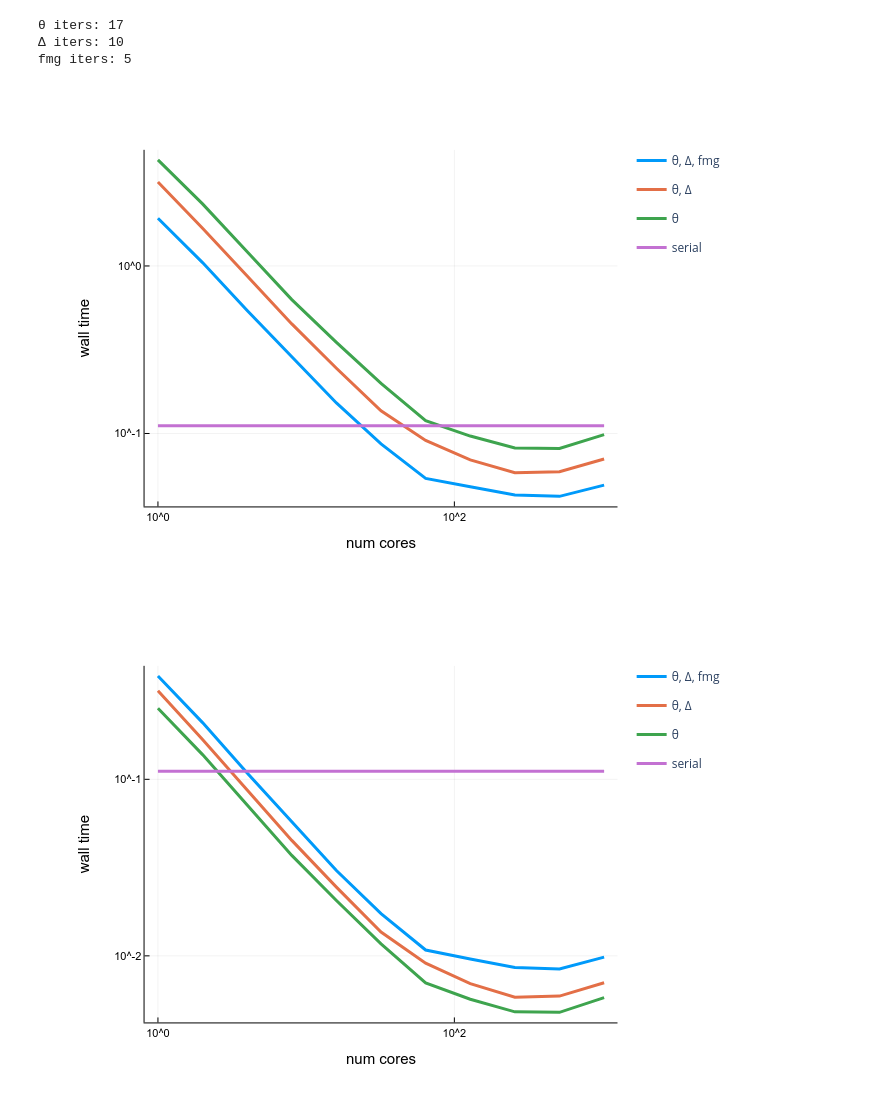
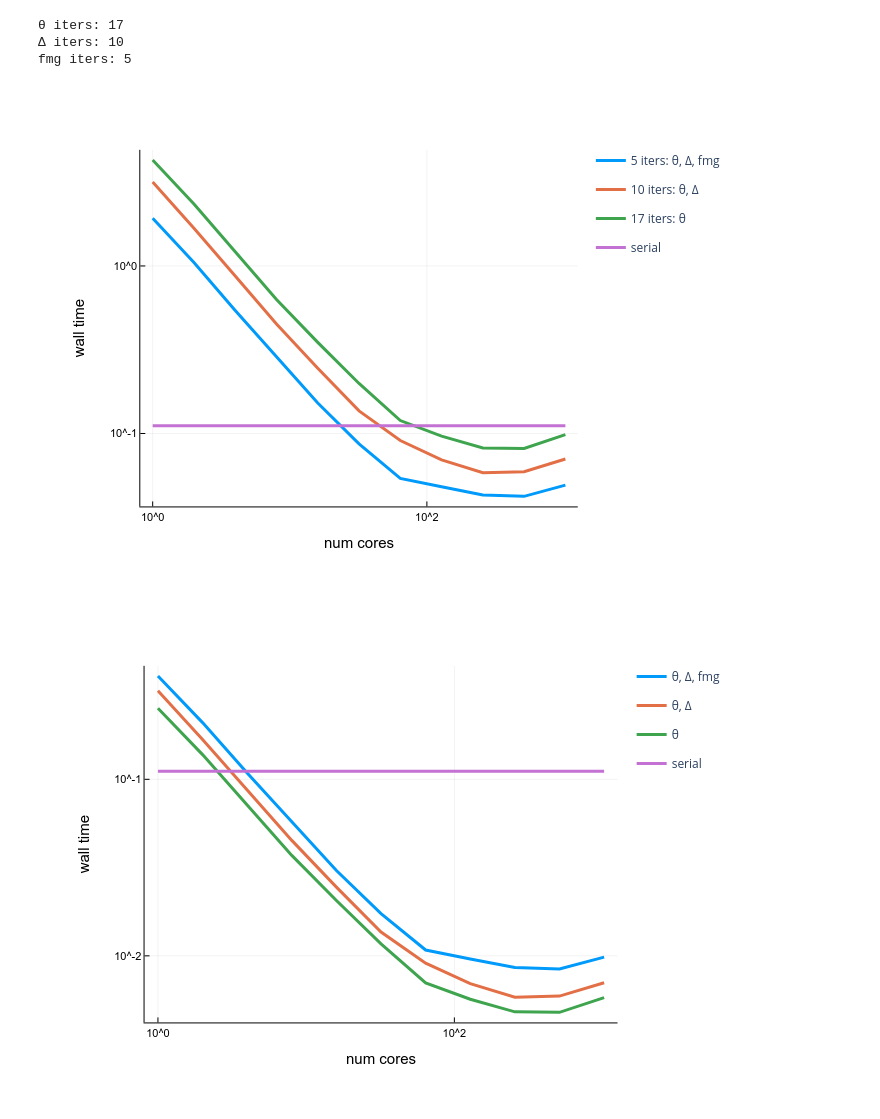
Before and after one commit to XBraid/xbraid, a Jupyter notebook: drivers/experiments/scaling16_deferred_delta/plot.ipynb, the cells around one changed output. Saved outputs shown, nothing was run; the diff lists cells and outputs as text; code cells hidden in the pictures.

Commit message:
Added iteration counts to scaling plots

```diff
--- a/drivers/experiments/scaling16_deferred_delta/plot.ipynb
+++ b/drivers/experiments/scaling16_deferred_delta/plot.ipynb
@@ -49,16 +49,16 @@ fmg iters: 5
 # %%
 pl = plot(ncores, [tfmg tΔ tθ],
           linewidth=3,
           dpi=200,
-          label=["θ, Δ, fmg" "θ, Δ" "θ"],
+          label=["$(itersfmg) iters: θ, Δ, fmg" "$(itersΔ) iters: θ, Δ" "$(itersθ) iters: θ"],
           xaxis=("num cores", :log),
           yaxis=("wall time", :log),
 )
 plot!(pl, ncores, x->parseTiming("lorenz_theta_ml1"), linewidth=3, label="serial")
 savefig(pl, "scaling_cf$(cf)_ml$(ml).png")
 plot!()
 # %% [output]
-[figure, old version]
+[figure, new version]
 # %%
 pl = plot(ncores, [tfmg/itersfmg tΔ/itersΔ tθ/itersθ],
           linewidth=3,
```
Also changed, not shown: parts of 1 cell of this notebook, 6 other files.
